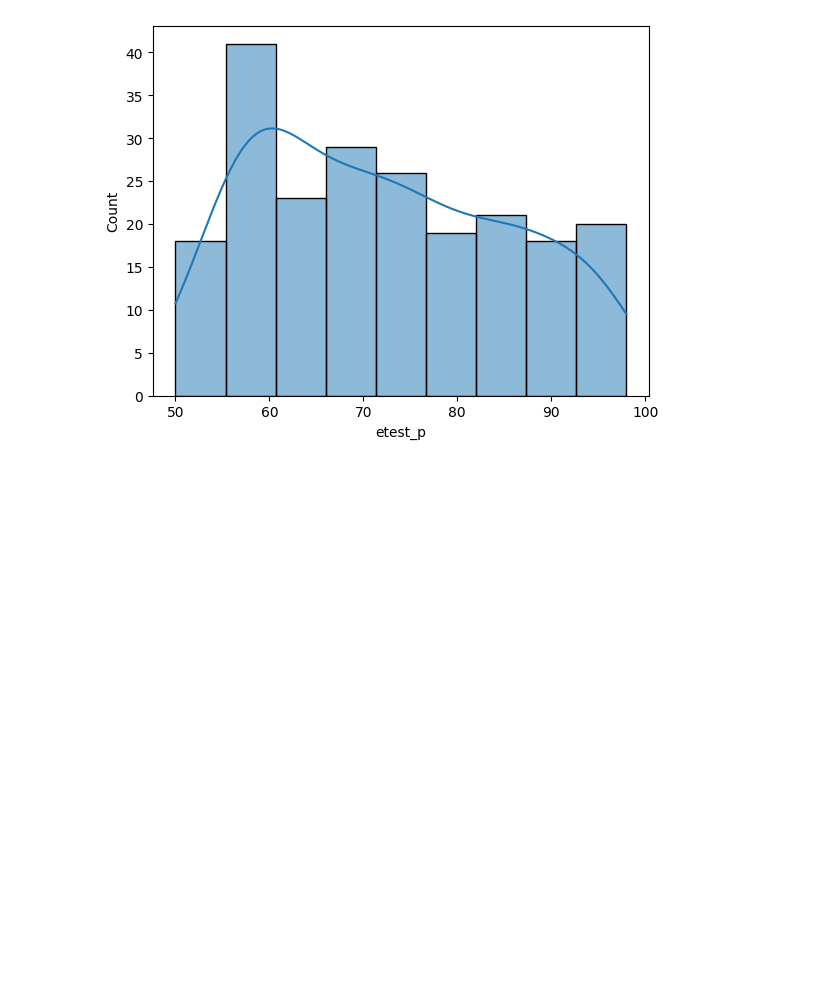
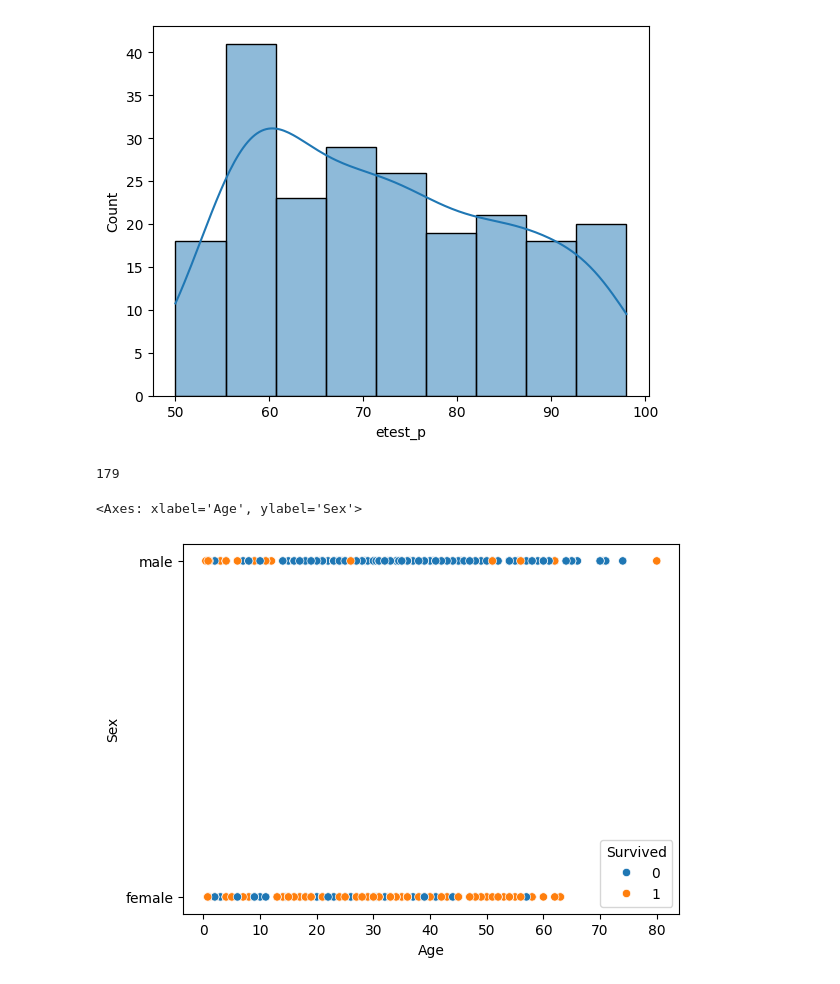
Before and after one commit to amartyaj/Python_Practice, a Jupyter notebook: Jupyter/Practice.ipynb, the cells around one changed output. Cells and saved outputs as stored; diff of their text form; code cells hidden in the pictures; blank space fills up the shorter version.

```diff
--- a/Jupyter/Practice.ipynb
+++ b/Jupyter/Practice.ipynb
@@ -106,3 +106,20 @@ sns.histplot(data = df, x = 'etest_p', kde = True)
 | 75% | 75.700000 | 73.000000 | 72.000000 | 83.500000 | 66.255000 |
 | max | 89.400000 | 97.700000 | 91.000000 | 98.000000 | 77.890000 |
 [figure]
+# %%
+df2 = pd.read_csv('/content/drive/MyDrive/Colab_Notebooks/Titanic.csv')
+# %%
+# df2.shape
+# df2.describe()
+# df2.isna().sum().sum()
+# df2.info()
+# df2.drop(['Cabin'], axis = 1, inplace = True)
+# df2.describe()
+df2.isna().sum().sum()
+# %% [output]
+179
+# %%
+sns.scatterplot(data = df2, x = 'Age', y = 'Sex', hue = 'Survived')
+# %% [output]
+<Axes: xlabel='Age', ylabel='Sex'>
+[figure, added]
```
Also changed, not shown: parts of 7 cells of this notebook.
